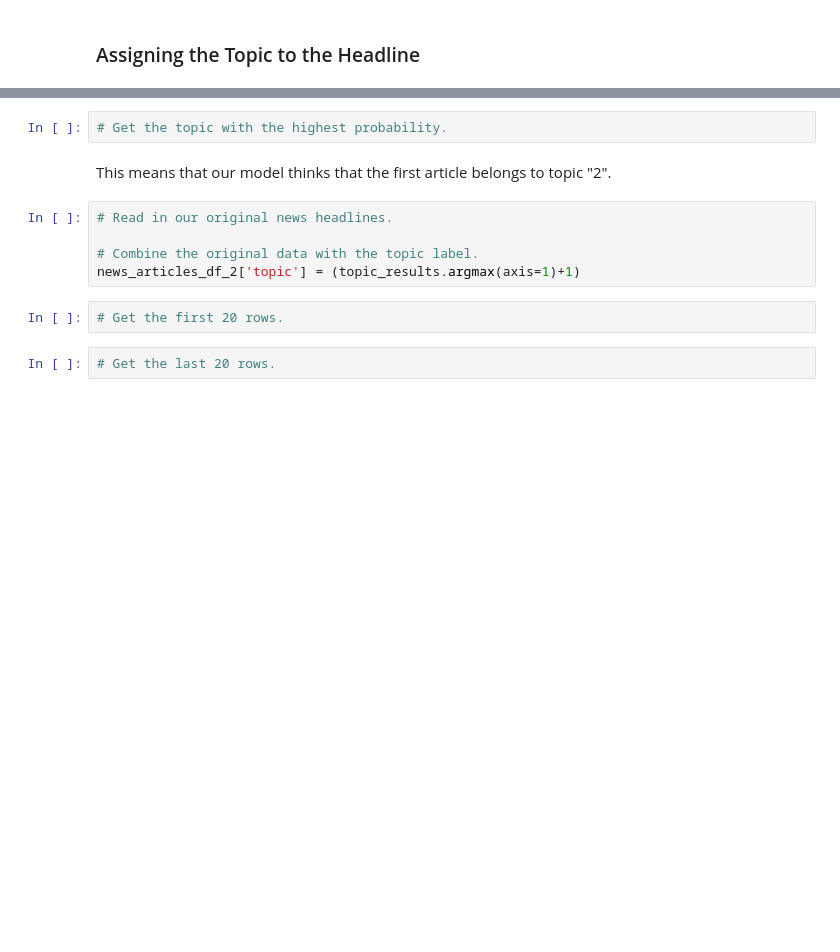
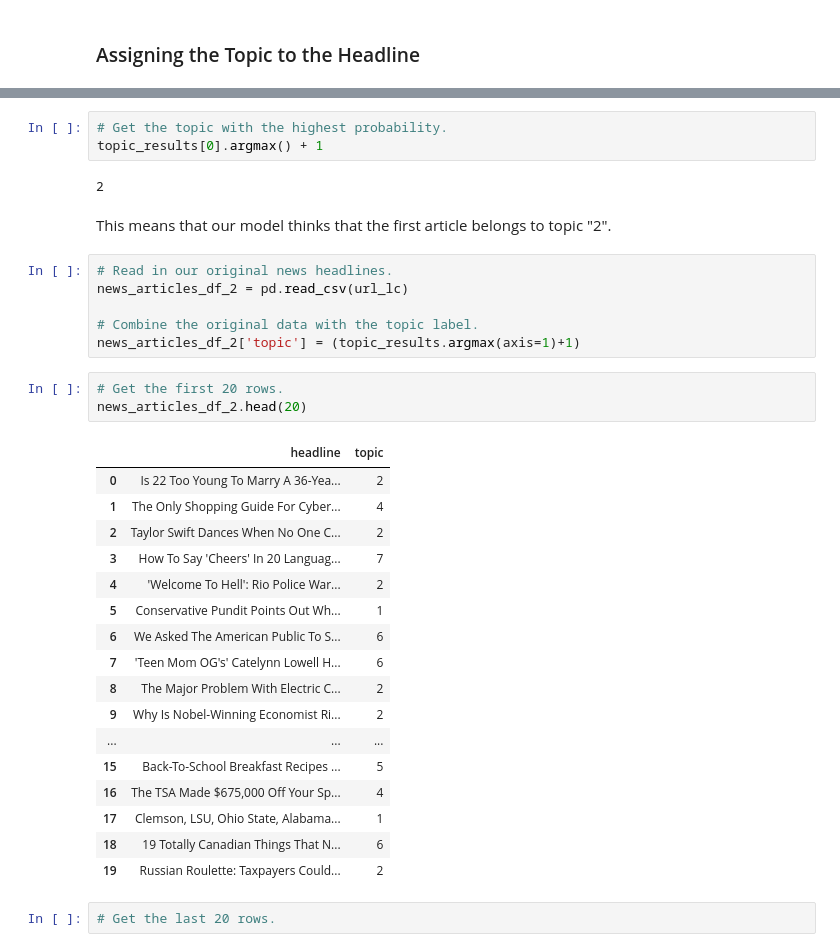
Before and after one commit to sowmyarshetty/NNClass, a Jupyter notebook: Latent_Dirichlet_Allocation.ipynb, the cells around one changed output, grey strips where cells are left out. Drawn from its saved outputs; the diff is of its cells as text; blank space fills up the shorter version.

```diff
--- a/Latent_Dirichlet_Allocation.ipynb
+++ b/Latent_Dirichlet_Allocation.ipynb
@@ -291,13 +404,36 @@ topic_results.shape
 # %%
 # Get the topic with the highest probability.
+topic_results[0].argmax() + 1
+# %% [output]
+2
 # %% [markdown]
 This means that our model thinks that the first article belongs to topic "2".
 # %%
 # Read in our original news headlines.
+news_articles_df_2 = pd.read_csv(url_lc)
 
 # Combine the original data with the topic label.
 news_articles_df_2['topic'] = (topic_results.argmax(axis=1)+1)
 # %%
 # Get the first 20 rows.
+news_articles_df_2.head(20)
+# %% [output]
+|  | headline | topic |
+| 0 | Is 22 Too Young To Marry A 36-Yea... | 2 |
+| 1 | The Only Shopping Guide For Cyber... | 4 |
+| 2 | Taylor Swift Dances When No One C... | 2 |
+| 3 | How To Say 'Cheers' In 20 Languag... | 7 |
+| 4 | 'Welcome To Hell': Rio Police War... | 2 |
+| 5 | Conservative Pundit Points Out Wh... | 1 |
+| 6 | We Asked The American Public To S... | 6 |
+| 7 | 'Teen Mom OG's' Catelynn Lowell H... | 6 |
+| 8 | The Major Problem With Electric C... | 2 |
+| 9 | Why Is Nobel-Winning Economist Ri... | 2 |
+| ... | ... | ... |
+| 15 | Back-To-School Breakfast Recipes ... | 5 |
+| 16 | The TSA Made $675,000 Off Your Sp... | 4 |
+| 17 | Clemson, LSU, Ohio State, Alabama... | 1 |
+| 18 | 19 Totally Canadian Things That N... | 6 |
+| 19 | Russian Roulette: Taxpayers Could... | 2 |
 # %%
 # Get the last 20 rows.
```
Also changed, not shown: parts of 15 cells of this notebook.
